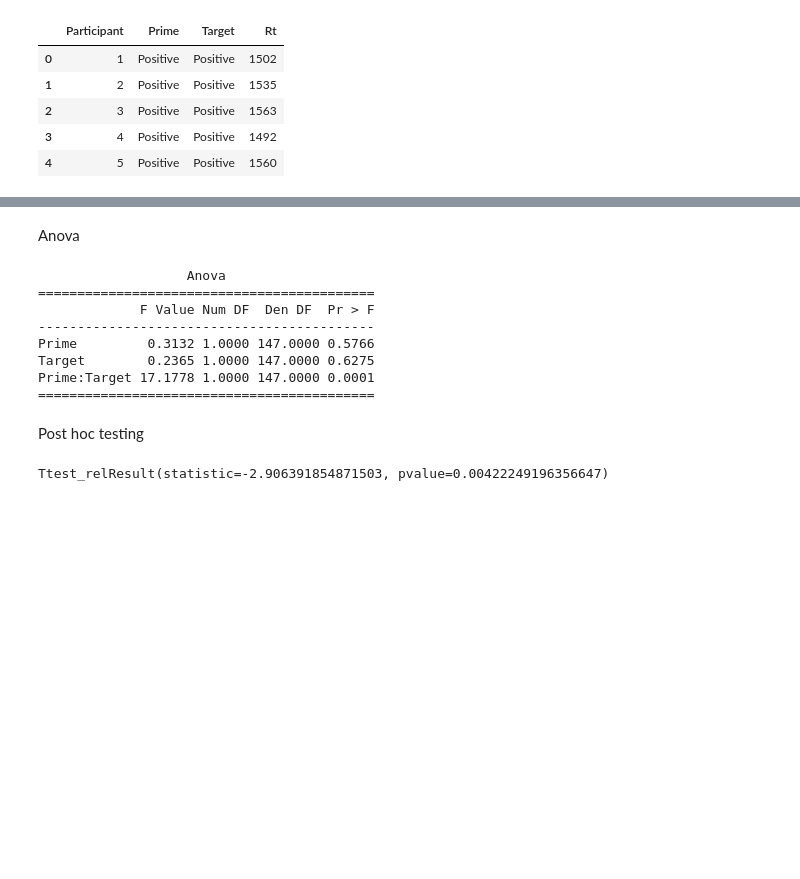
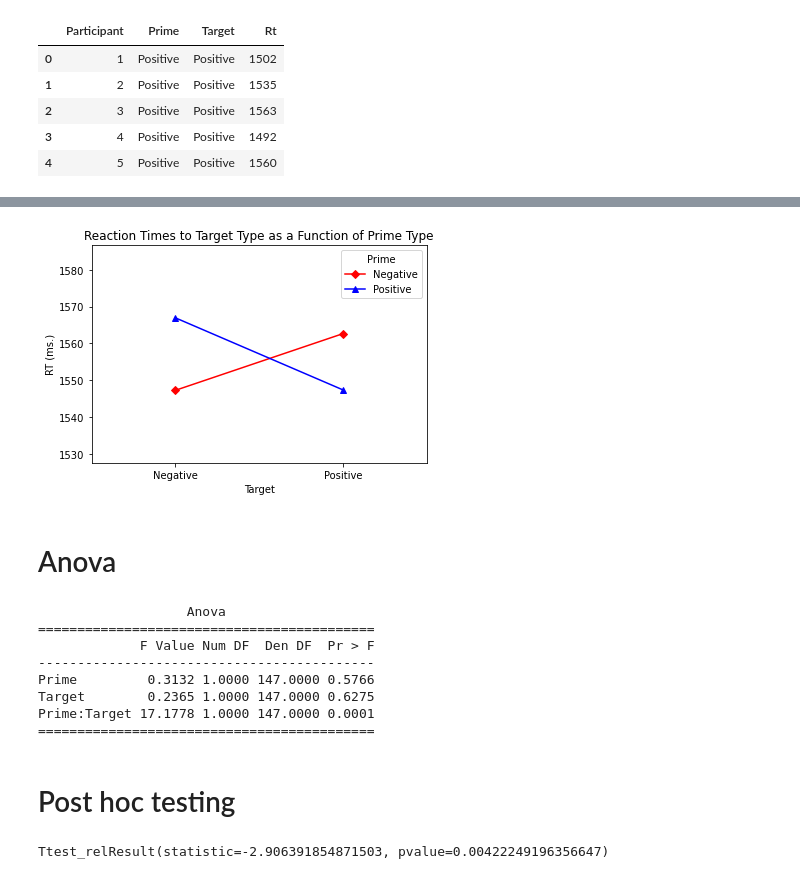
Before and after one commit to twongmoore/python_anova_project, a Jupyter notebook: python_assignment.ipynb, the cells around one changed output, grey strips where cells are left out. Saved outputs shown, nothing was run; the diff lists cells and outputs as text; code cells hidden in the pictures; blank space fills up the shorter version.

```diff
--- a/python_assignment.ipynb
+++ b/python_assignment.ipynb
@@ -67,5 +94,18 @@ from statsmodels.graphics.factorplots import interaction_plot
+# %%
+group_means = grouped_data.mean()
+data_to_plot = pd.DataFrame(group_means).reset_index()
+# %%
+ip = interaction_plot(x=data_to_plot['Target'], trace=data_to_plot['Prime'],
+                                       response=data_to_plot['Rt'], colors=['red', 'blue'],
+                                       markers=['D', '^'])
+plt.xlabel('Target')
+plt.ylabel('RT (ms.)')
+plt.title('Reaction Times to Target Type as a Function of Prime Type')
+plt.margins(.5, 1)
+# %% [output]
+[figure, added]
 # %% [markdown]
-Anova
+# Anova
 # %%
 from scipy import stats
 # %%
@@ -82,7 +122,7 @@ Target        0.2365 1.0000 147.0000 0.6275
 Prime:Target 17.1778 1.0000 147.0000 0.0001
 ===========================================
 # %% [markdown]
-Post hoc testing
+# Post hoc testing
 # %%
 index = (my_data['Prime']=='Positive') & (my_data['Target']=='Positive')
 PP = my_data[index]['Rt']
```
Also changed, not shown: parts of 11 cells of this notebook.
